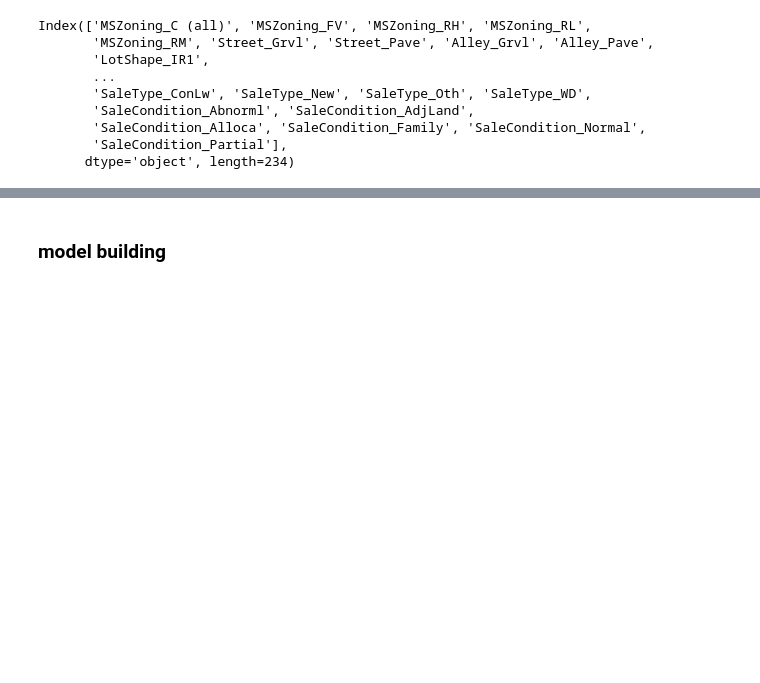
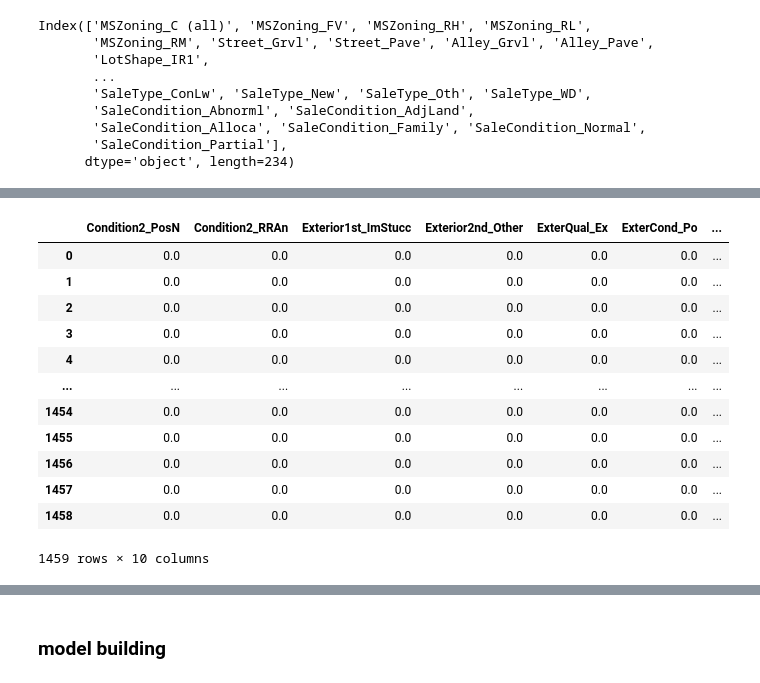
Before and after one commit to MrBinit/Advanced_california_housing_regression, a Jupyter notebook: development2.ipynb, the cells around one changed output, grey strips where cells are left out. Cells and saved outputs as stored; diff of their text form; code cells hidden in the pictures; blank space fills up the shorter version.

```diff
--- a/development2.ipynb
+++ b/development2.ipynb
@@ -855,0 +842,23 @@ x_cat_encoded = encoder.fit_transform(df_imputed)
+# %%
+selected_columns = ['Condition2_PosN', 'Condition2_RRAn', 'Exterior1st_ImStucc',
+                    'Exterior2nd_Other', 'ExterQual_Ex', 'ExterCond_Po',
+                    'Heating_Floor', 'FireplaceQu_Ex', 'SaleType_Con',
+                    'SaleCondition_Alloca']
+
+# Create a new DataFrame with selected columns from df_test_encoded
+df_test_selected = df_test_encoded[selected_columns].copy()
+df_test_selected
+# %% [output]
+|  | Condition2_PosN | Condition2_RRAn | Exterior1st_ImStucc | Exterior2nd_Other | ExterQual_Ex | ExterCond_Po | ... |
+| 0 | 0.0 | 0.0 | 0.0 | 0.0 | 0.0 | 0.0 | ... |
+| 1 | 0.0 | 0.0 | 0.0 | 0.0 | 0.0 | 0.0 | ... |
+| 2 | 0.0 | 0.0 | 0.0 | 0.0 | 0.0 | 0.0 | ... |
+| 3 | 0.0 | 0.0 | 0.0 | 0.0 | 0.0 | 0.0 | ... |
+| 4 | 0.0 | 0.0 | 0.0 | 0.0 | 0.0 | 0.0 | ... |
+| ... | ... | ... | ... | ... | ... | ... | ... |
+| 1454 | 0.0 | 0.0 | 0.0 | 0.0 | 0.0 | 0.0 | ... |
+| 1455 | 0.0 | 0.0 | 0.0 | 0.0 | 0.0 | 0.0 | ... |
+| 1456 | 0.0 | 0.0 | 0.0 | 0.0 | 0.0 | 0.0 | ... |
+| 1457 | 0.0 | 0.0 | 0.0 | 0.0 | 0.0 | 0.0 | ... |
+| 1458 | 0.0 | 0.0 | 0.0 | 0.0 | 0.0 | 0.0 | ... |
+1459 rows × 10 columns
```
Also changed, not shown: parts of 18 cells of this notebook.
